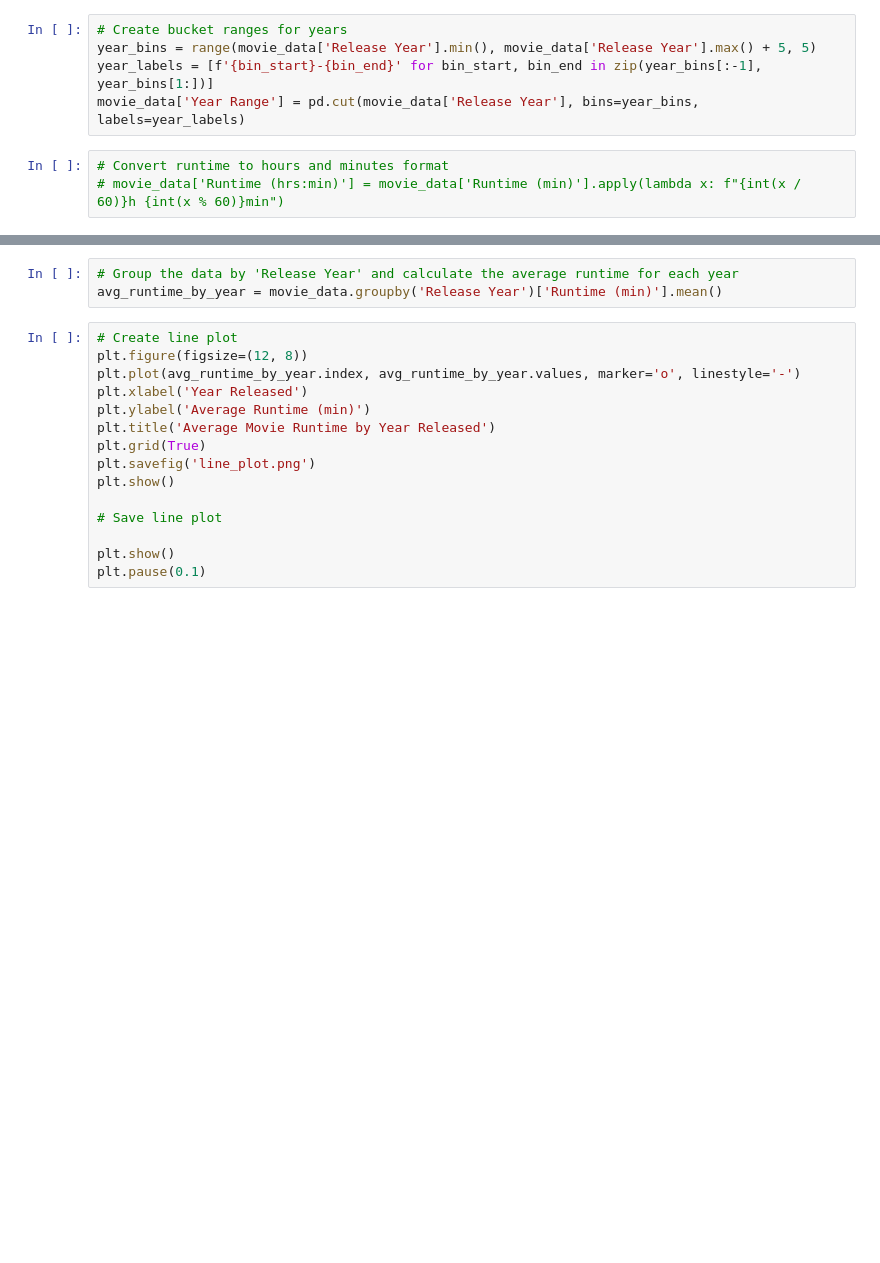
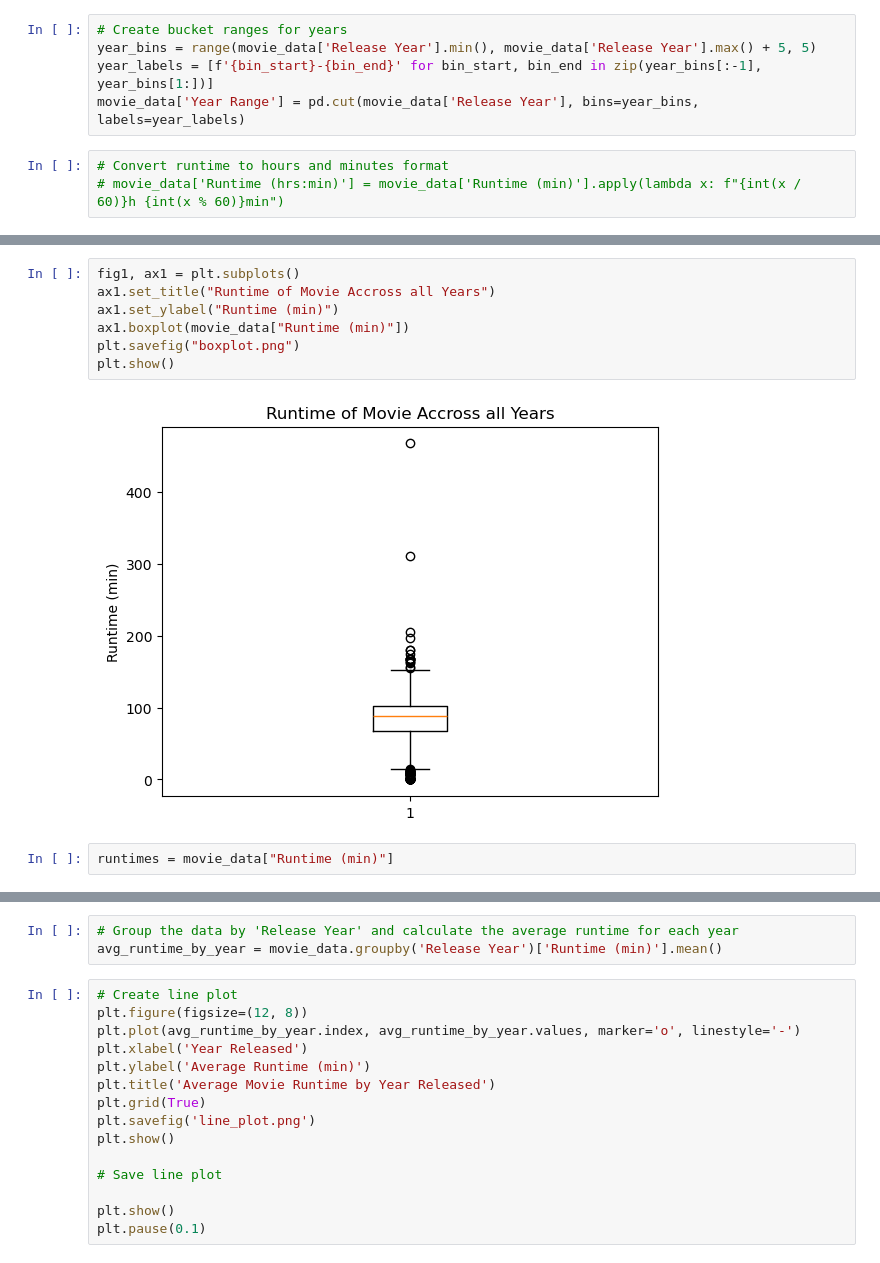
Before and after one commit to BriannaAmy/MovieBusiness, a Jupyter notebook: runtime&releaseyear.ipynb, the cells around one changed output, grey strips where cells are left out. Cells and saved outputs as stored; diff of their text form; blank space fills up the shorter version.

```diff
--- a/runtime&releaseyear.ipynb
+++ b/runtime&releaseyear.ipynb
@@ -58,0 +68,11 @@ plt.pause(0.1)
+# %%
+fig1, ax1 = plt.subplots()
+ax1.set_title("Runtime of Movie Accross all Years")
+ax1.set_ylabel("Runtime (min)")
+ax1.boxplot(movie_data["Runtime (min)"])
+plt.savefig("boxplot.png")
+plt.show()
+# %% [output]
+[figure, added]
+# %%
+runtimes = movie_data["Runtime (min)"]
```
Also changed, not shown: parts of 4 cells of this notebook, 5 other files.
